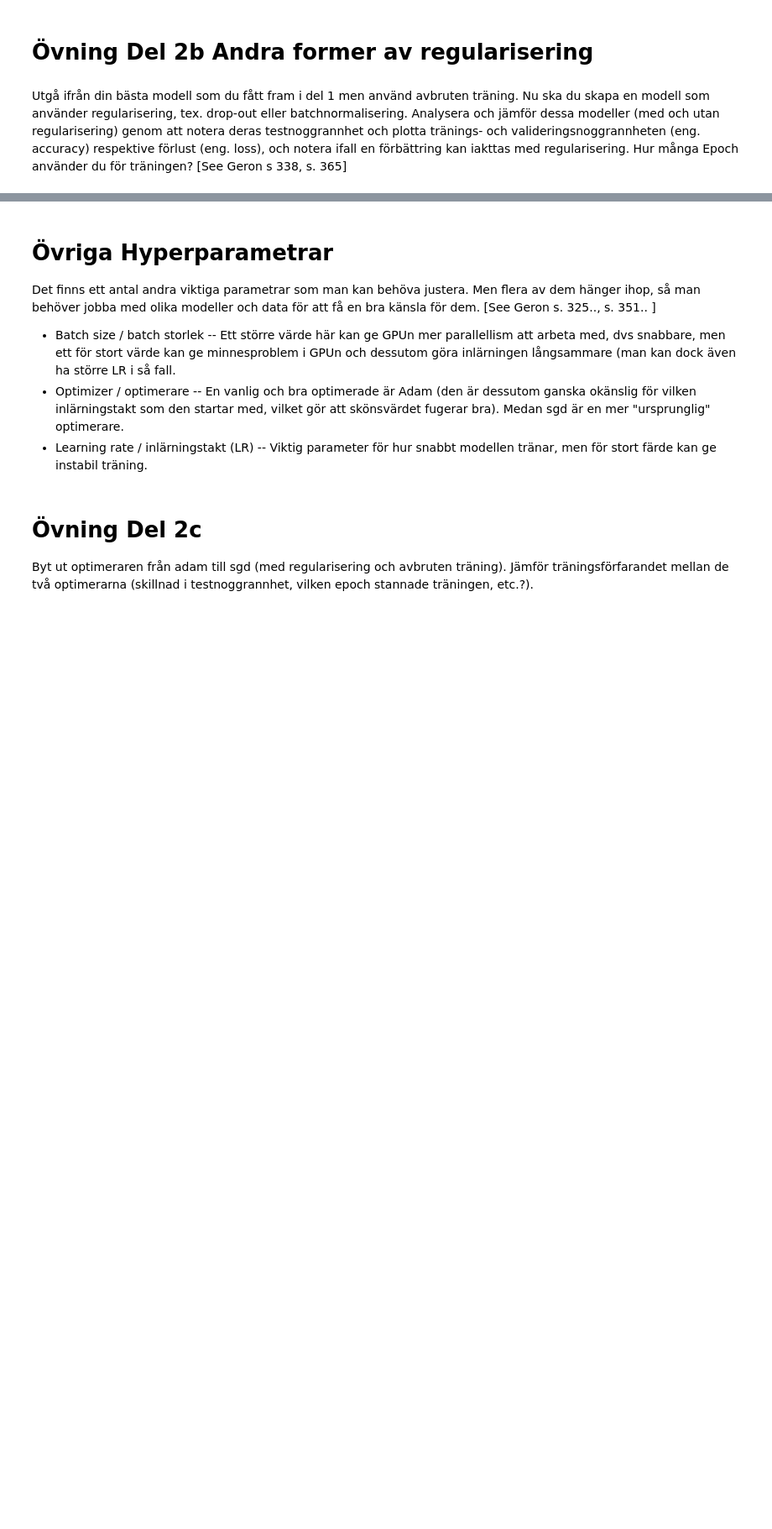
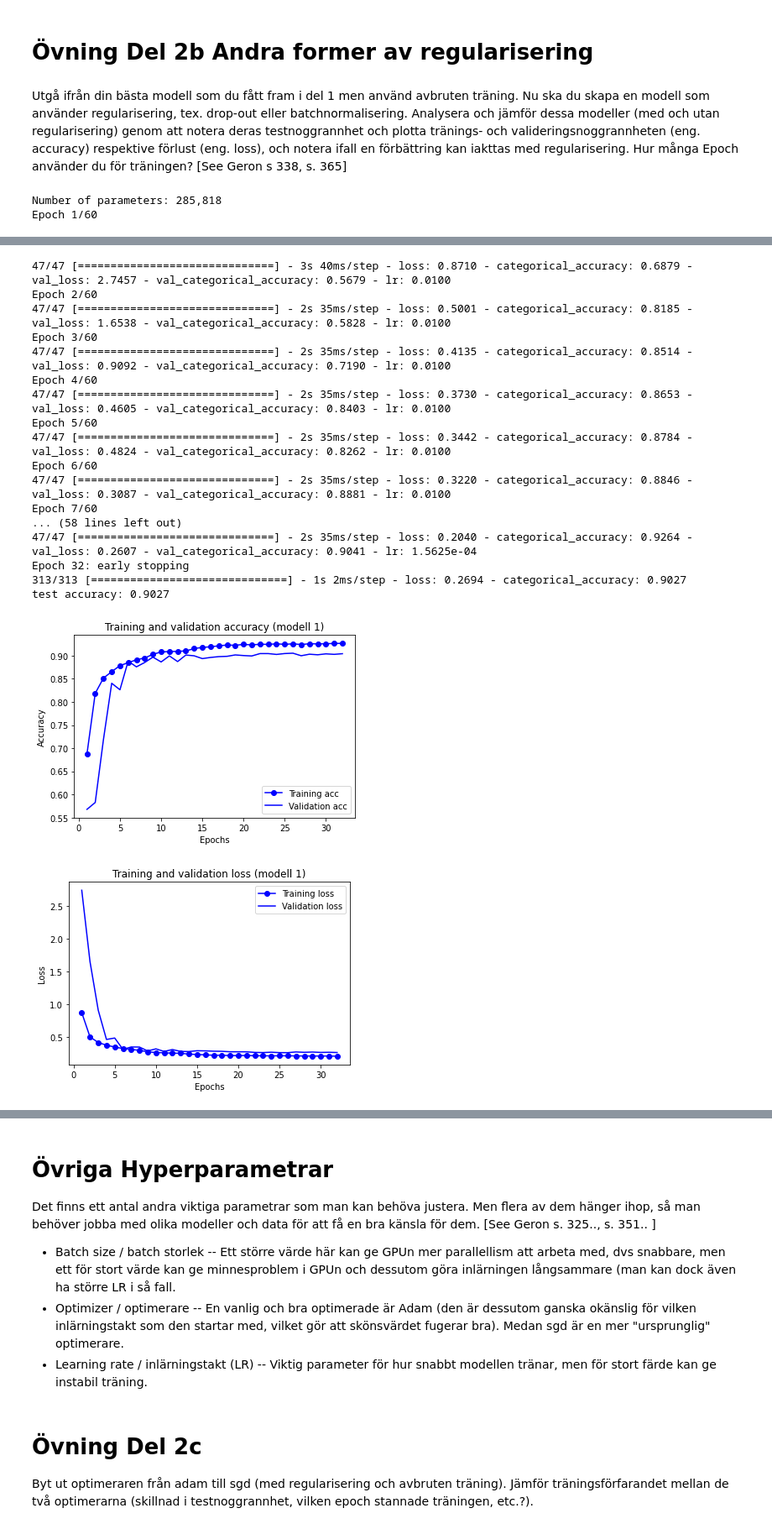
Before and after one commit to Tottowich/AppliedDL-LP4, a Jupyter notebook: 5TF078_Lab1.ipynb, the cells around one changed output, grey strips where cells are left out. Shown at 84% size. Drawn from its saved outputs; the diff is of its cells as text; code cells hidden in the pictures; blank space fills up the shorter version.

```diff
--- a/5TF078_Lab1.ipynb
+++ b/5TF078_Lab1.ipynb
@@ -482,0 +716,43 @@ Utgå ifrån din bästa modell som du fått fram i del 1 men använd avbruten tr
+# %%
+# Kod där du inför regularisering.
+
+# NOTE: Jag hade redan implementerat drop-out och batchnormalisering men jag provar skruva upp parametrarna för se om det reducerar variansen eller om det endast ökar biasen.
+# Kod där du inför avbruten träning
+hp = {
+    "filters": np.array([16,32,64,128]),
+    "initial_kernel_size": 5,
+    "kernel_size": 3,
+    "dropout": 0.3,
+    "batch_norm": True,
+    "optimizer": "adam",
+    "learning_rate": 0.01,
+    "weight_decay": 0.001,
+    "clip_norm": 1.0,
+    "activation": "selu",
+    "depths": [1,1,1,2],
+    "pool": True,
+    "dense_units": [128,64],
+    "skip": True,
+}
+model = new_model(hp) # Compiled Model
+# Print number of parameters
+print(f"Number of parameters: {model.count_params():,}")
+epochs = 60
+batch_size = 2048
+model_dir = "models"
+name = "model_best_es"
+model_path = os.path.join(model_dir, name)
+if not os.path.exists(model_path):
+    os.makedirs(model_path)
+# Callbacks
+early_stopping = EarlyStopping(monitor='val_loss', patience=6, verbose=1, mode='auto',restore_best_weights=True) # Early stopping later.
+reduce_lr = ReduceLROnPlateau(monitor='val_loss', factor=0.5, patience=2, min_lr=0.0001, verbose=1)
+# model_checkpoint = ModelCheckpoint(filepath=os.path.join(model_path, "model.h5"), monitor='val_loss', save_best_only=True, verbose=1)
+callbacks = [reduce_lr,early_stopping]
+# plot_model(model, to_file=os.path.join(model_path, "model.png"), show_shapes=True, show_layer_names=True)
+history = train_model(model, epochs, batch_size, (train_images, train_labels), (val_images, val_labels),callbacks=callbacks)
+test_accuarcy = eval(model, "test")
+plot_history(history, epochs)
+# %% [output]
+Number of parameters: 285,818
+Epoch 1/60
@@ -483,3 +760,22 @@ Utgå ifrån din bästa modell som du fått fram i del 1 men använd avbruten tr
+47/47 [==============================] - 3s 40ms/step - loss: 0.8710 - categorical_accuracy: 0.6879 - val_loss: 2.7457 - val_categorical_accuracy: 0.5679 - lr: 0.0100
+Epoch 2/60
+47/47 [==============================] - 2s 35ms/step - loss: 0.5001 - categorical_accuracy: 0.8185 - val_loss: 1.6538 - val_categorical_accuracy: 0.5828 - lr: 0.0100
+Epoch 3/60
+47/47 [==============================] - 2s 35ms/step - loss: 0.4135 - categorical_accuracy: 0.8514 - val_loss: 0.9092 - val_categorical_accuracy: 0.7190 - lr: 0.0100
+Epoch 4/60
+47/47 [==============================] - 2s 35ms/step - loss: 0.3730 - categorical_accuracy: 0.8653 - val_loss: 0.4605 - val_categorical_accuracy: 0.8403 - lr: 0.0100
+Epoch 5/60
+47/47 [==============================] - 2s 35ms/step - loss: 0.3442 - categorical_accuracy: 0.8784 - val_loss: 0.4824 - val_categorical_accuracy: 0.8262 - lr: 0.0100
+Epoch 6/60
+47/47 [==============================] - 2s 35ms/step - loss: 0.3220 - categorical_accuracy: 0.8846 - val_loss: 0.3087 - val_categorical_accuracy: 0.8881 - lr: 0.0100
+Epoch 7/60
+... (58 lines left out)
+47/47 [==============================] - 2s 35ms/step - loss: 0.2040 - categorical_accuracy: 0.9264 - val_loss: 0.2607 - val_categorical_accuracy: 0.9041 - lr: 1.5625e-04
+Epoch 32: early stopping
+313/313 [==============================] - 1s 2ms/step - loss: 0.2694 - categorical_accuracy: 0.9027
+test accuracy: 0.9027
+[figure, added]
+[figure, added]
 # %% [markdown]
 ## Analys
 Analysera och jämför dina modeller (med och utan regularisering) genom att notera deras testnoggrannhet och plotta tränings- och valideringsnoggrannheten (eng. accuracy) respektive förlust (eng. loss), och notera ifall en förbättring kan iakttas med regularisering. Hur många Epoch använder du för träningen?
```
Also changed, not shown: parts of 66 cells of this notebook, 1 other file.
